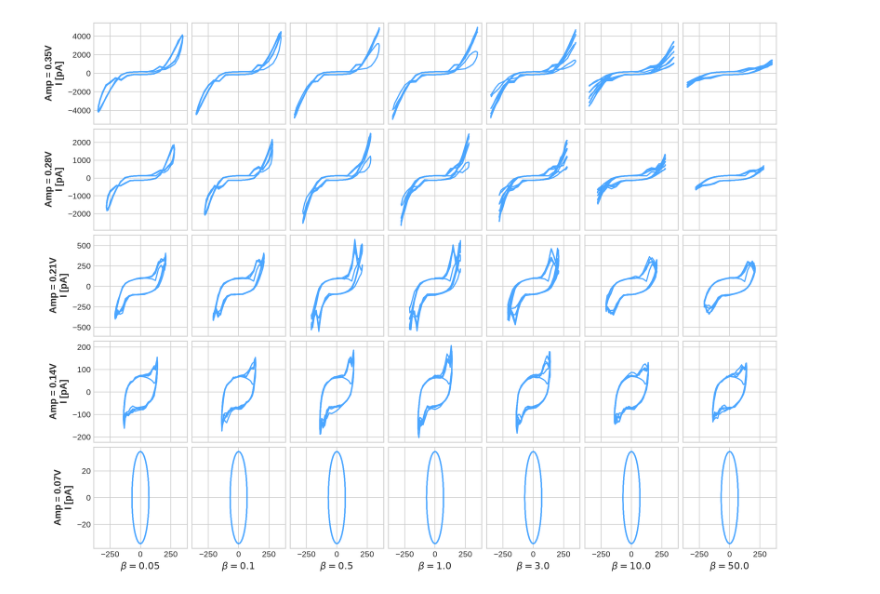
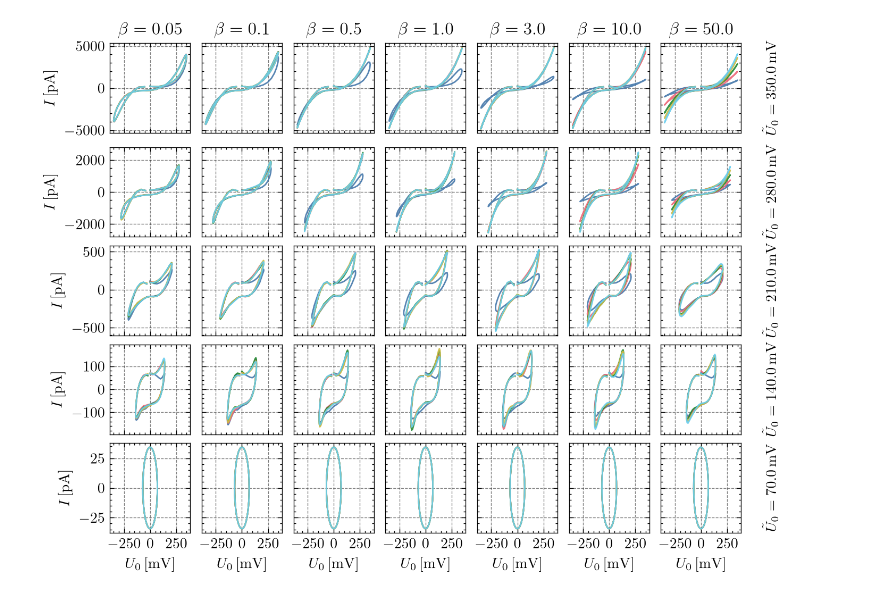
Before and after one commit to JonasMnsing/nanonets, a Jupyter notebook: notebooks/dynamic_resistances/sweep_amp_beta.ipynb, the cells around one changed output. Drawn from its saved outputs; the diff is of its cells as text; code cells hidden in the pictures.

```diff
--- a/notebooks/dynamic_resistances/sweep_amp_beta.ipynb
+++ b/notebooks/dynamic_resistances/sweep_amp_beta.ipynb
@@ -2,8 +2,11 @@
 import pandas as pd
 import numpy as np
 import matplotlib.pyplot as plt
+import scienceplots
 
-plt.style.use("seaborn-v0_8-whitegrid")
+from scipy.signal import savgol_filter
+
+plt.style.use(["science","bright","grid"])
 # %%
 AMPLITUDE_LIST  = [0.07, 0.14, 0.21, 0.28, 0.35]
 BETA_LIST       = [0.05, 0.1, 0.5, 1.0, 3.0, 10.0, 50.0]
@@ -21,19 +24,16 @@ for amp in AMPLITUDE_LIST:
 
         data[amp][beta] = df
 # %%
-# Wir fixieren die höchste Amplitude (damit das Signal stark ist)
 target_amp = 0.35
-fig, ax = plt.subplots(figsize=(10, 5), dpi=150)
+fig, ax = plt.subplots(dpi=150)
 
 for beta in BETA_LIST:
     df = data[target_amp][beta]
-    # Konvertierung der Zeit in Mikrosekunden für eine saubere X-Achse
-    time_us = df['t'].values * 1e6
+    time_us = df['t'].values * 1e9
     ax.plot(time_us, df['Resistance'].values, label=rf"$\beta = {beta}$", alpha=0.8)
 
-ax.set_xlabel(r"Time $t$ [$\mu$s]", size="large")
-ax.set_ylabel(r"Mean Network Resistance $R$ [M$\Omega$]", size="large")
-ax.set_title(f"Memory Dynamics (Synaptic Learning) at Amplitude = {target_amp} V")
-ax.legend(frameon=True)
-plt.show()
+_ = ax.set_xlabel(r"Time $t$ [$\mu$s]", size="large")
+_ = ax.set_ylabel(r"Mean Resistance $R$ [M$\Omega$]", size="large")
+_ = ax.set_xlim(0,50)
+_ = ax.legend(frameon=True, bbox_to_anchor=(1.2,0.71), loc='center', fontsize='small')
 # %% [output]
@@ -41,29 +44,49 @@ plt.show()
 # %%
 steps_per_period = 40
-slice_start = 0*steps_per_period
-slice_end = 5*steps_per_period
 
 fig, axes = plt.subplots(
     len(AMPLITUDE_LIST), len(BETA_LIST),
     dpi=200, sharex=True, sharey='row', layout='constrained'
 )
-fig.set_figwidth(fig.get_figwidth()*2)
-fig.set_figheight(fig.get_figheight()*2)
+
+fig.set_figwidth(fig.get_figwidth() * 2)
+fig.set_figheight(fig.get_figheight() * 2)
 
 for i, amp in enumerate(reversed(AMPLITUDE_LIST)):
     for j, beta in enumerate(BETA_LIST):
         ax = axes[i, j]
         df = data[amp][beta]
 
-        V_last = df['E0'].values[slice_start:slice_end]*1000
-        I_last = df['Total'].values[slice_start:slice_end]*1e-6
+        for n in [0, 8, 16, 24, 32]:
+            V_last = savgol_filter(
+                df['E0'].values[n*steps_per_period:(n+1)*steps_per_period] * 1000,
+                11, 3
+            )
+            I_last = savgol_filter(
+                df['Total'].values[n*steps_per_period:(n+1)*steps_per_period] * 1e-6,
+                11, 3
+            )
+            ax.plot(V_last, I_last, alpha=0.9)
 
-        ax.plot(V_last, I_last, color='dodgerblue', alpha=0.8)
+        if i == 0:
+            ax.set_title(f"$\\beta = {beta}$")
 
         if i == len(AMPLITUDE_LIST) - 1:
-            ax.set_xlabel(f"$\\beta = {beta}$", weight='bold', size='large')
+            ax.set_xlabel(r"$U_0\,[\mathrm{mV}]$")
+
+        # Regular y-axis label on the left
         if j == 0:
-            ax.set_ylabel(f"Amp = {amp}V\nI [pA]", weight='bold', size='large')
+            ax.set_ylabel(r"$I\,[\mathrm{pA}]$")
+
+        # Amplitude label on the right of the row
+        if j == len(BETA_LIST) - 1:
+            ax.yaxis.set_label_position("right")
+            ax.set_ylabel(
+                rf"$\tilde{{U}}_0 = {amp*1000}\,\mathrm{{mV}}$",
+                rotation=90,
+                labelpad=20,
+                va="center"
+            )
 # %% [output]
-[figure, old version]
+[figure, new version]
 # %%
```
Also changed, not shown: parts of 4 cells of this notebook.
